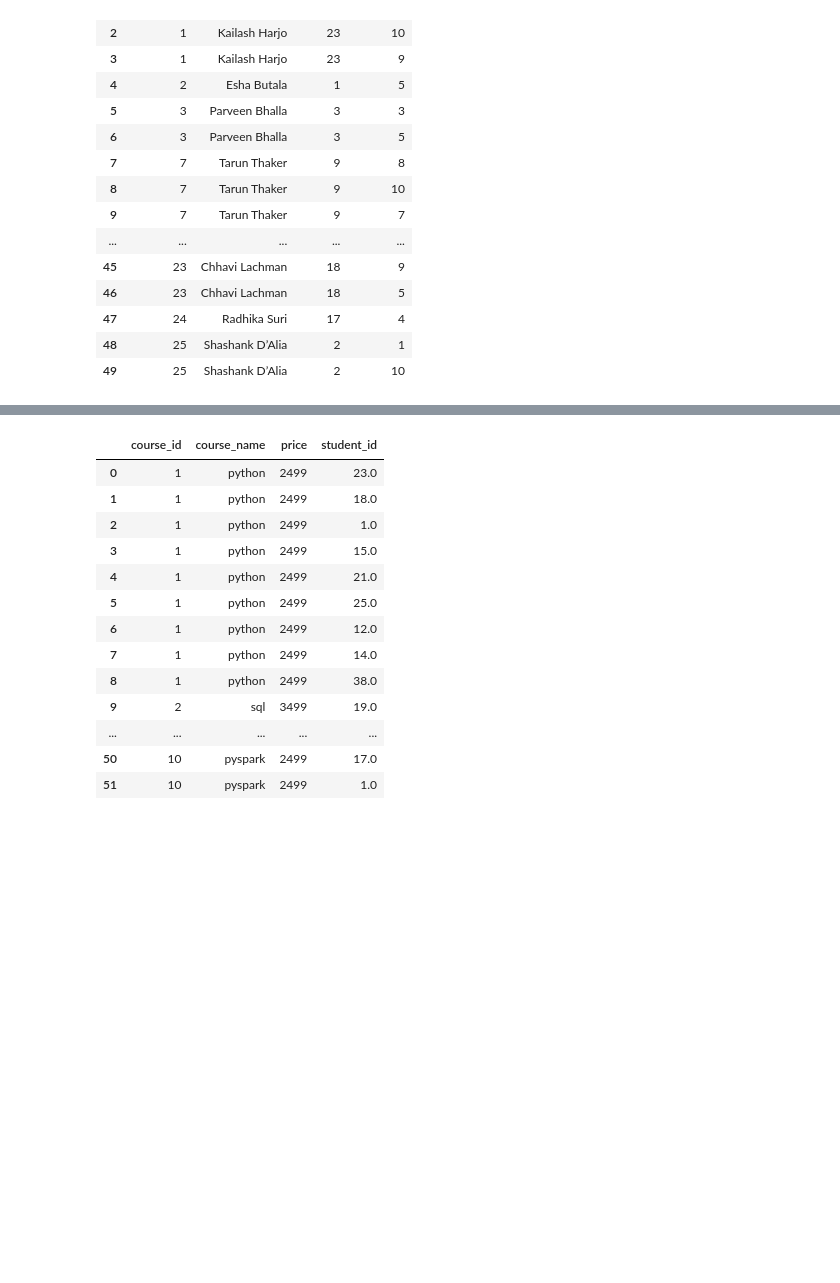
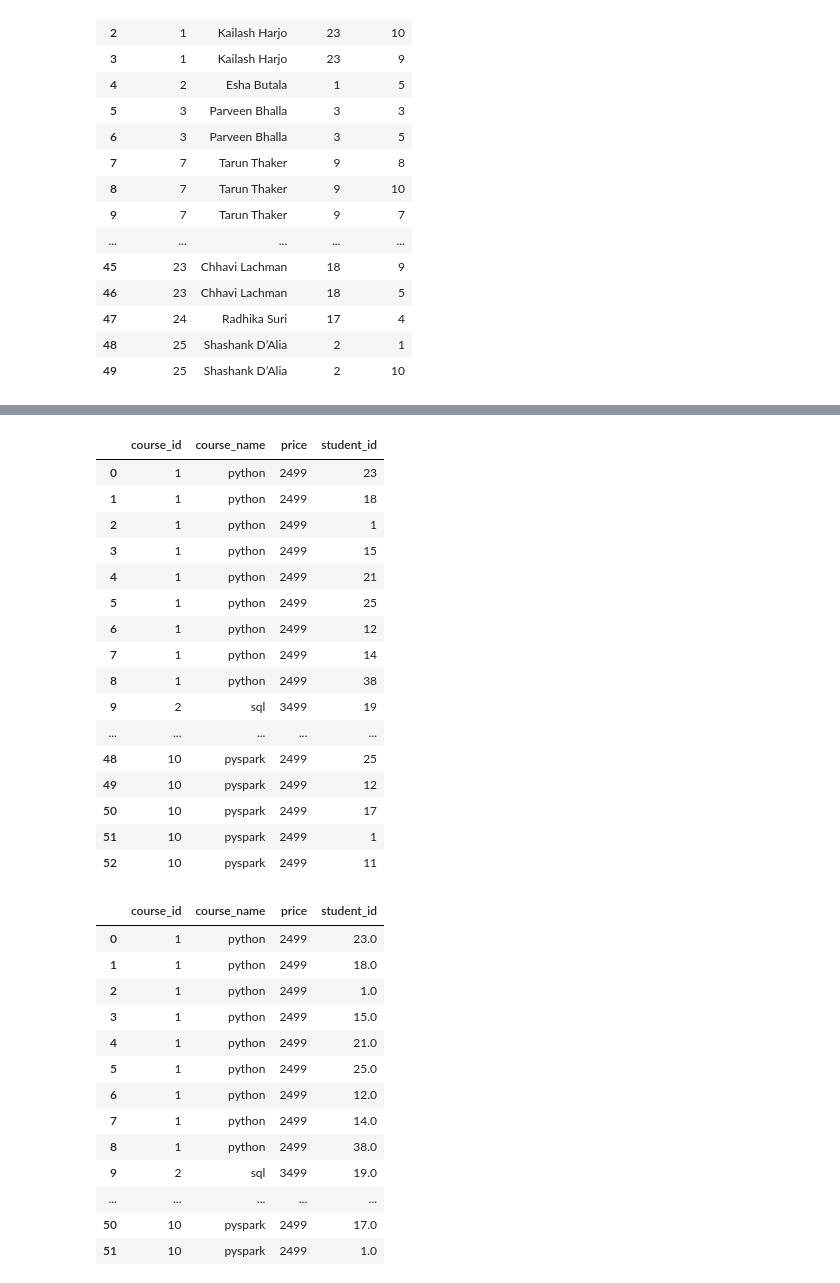
Before and after one commit to AhmadBinAbdulJabbar/campusx, a Jupyter notebook: session_20_merging.ipynb, the cells around one changed output, grey strips where cells are left out. Cells and saved outputs as stored; diff of their text form; code cells hidden in the pictures; blank space fills up the shorter version.

```diff
--- a/session_20_merging.ipynb
+++ b/session_20_merging.ipynb
@@ -131,3 +171,23 @@ students.merge(regs,how='inner',on='student_id')
+# %%
+courses.merge(regs,how='inner',on='course_id')
+# %% [output]
+|  | course_id | course_name | price | student_id |
+| 0 | 1 | python | 2499 | 23 |
+| 1 | 1 | python | 2499 | 18 |
+| 2 | 1 | python | 2499 | 1 |
+| 3 | 1 | python | 2499 | 15 |
+| 4 | 1 | python | 2499 | 21 |
+| 5 | 1 | python | 2499 | 25 |
+| 6 | 1 | python | 2499 | 12 |
+| 7 | 1 | python | 2499 | 14 |
+| 8 | 1 | python | 2499 | 38 |
+| 9 | 2 | sql | 3499 | 19 |
+| ... | ... | ... | ... | ... |
+| 48 | 10 | pyspark | 2499 | 25 |
+| 49 | 10 | pyspark | 2499 | 12 |
+| 50 | 10 | pyspark | 2499 | 17 |
+| 51 | 10 | pyspark | 2499 | 1 |
+| 52 | 10 | pyspark | 2499 | 11 |
 # %%
 # left join
 courses.merge(regs,how='left',on='course_id')
```
Also changed, not shown: parts of 31 cells of this notebook.
